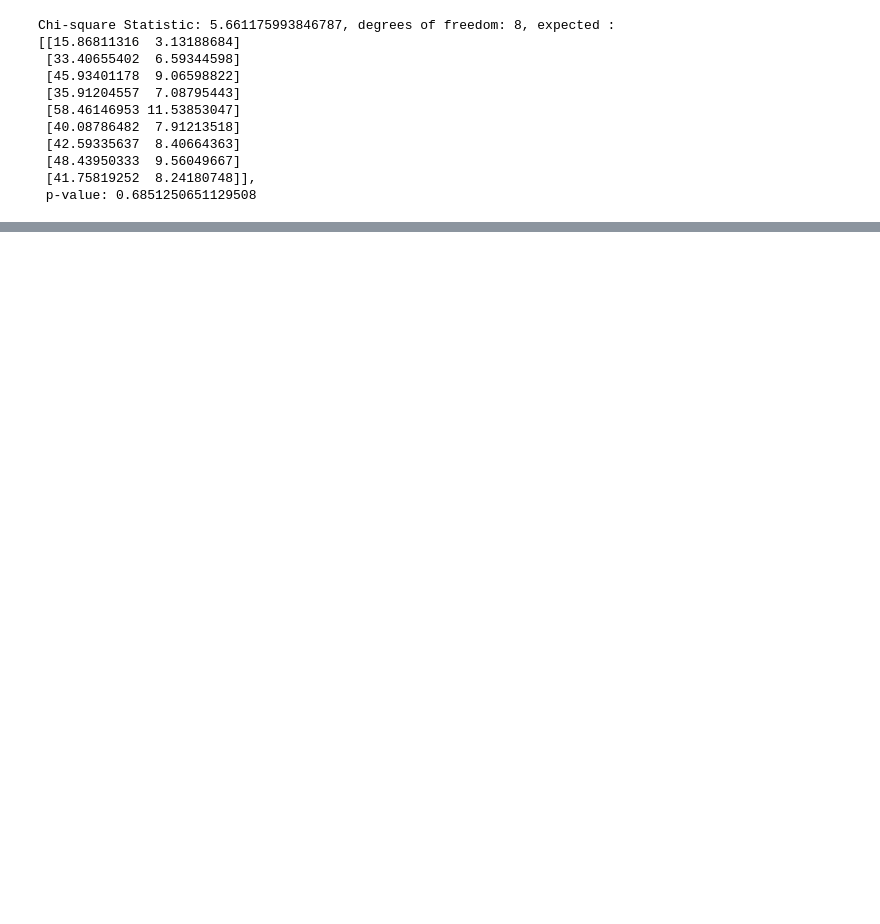
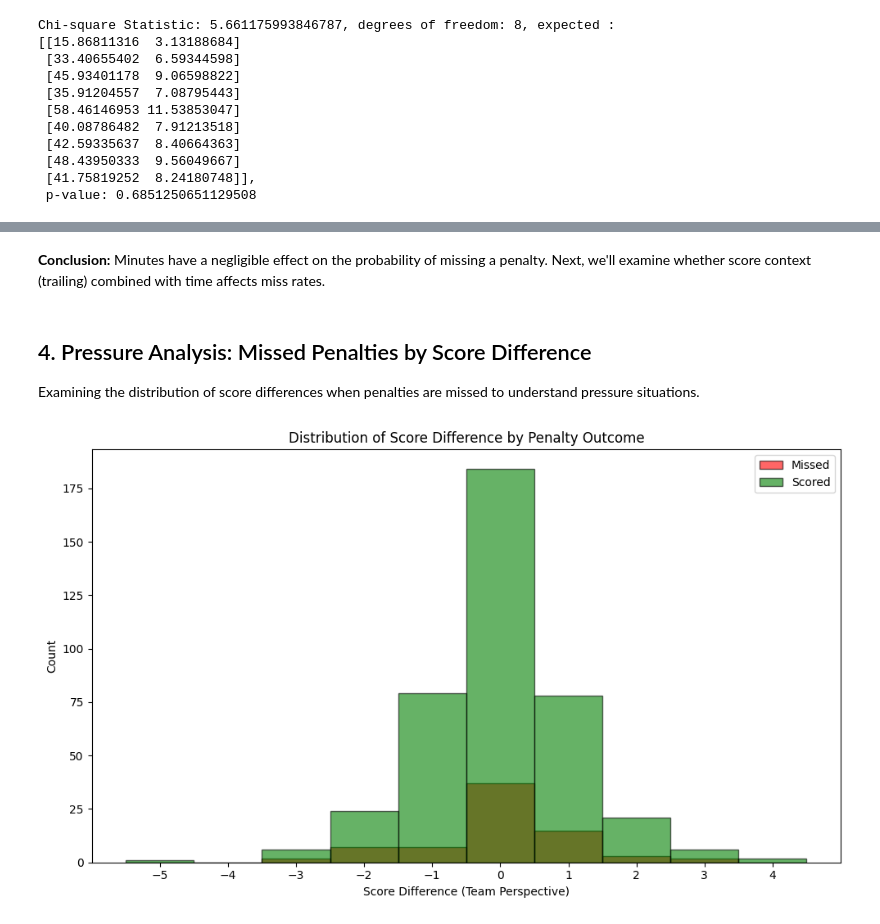
Before and after one commit to YassineMessioui/football-penalty-analysis, a Jupyter notebook: notebooks/sandbox.ipynb, the cells around one changed output, grey strips where cells are left out. Drawn from its saved outputs; the diff is of its cells as text; code cells hidden in the pictures; blank space fills up the shorter version.

```diff
--- a/notebooks/sandbox.ipynb
+++ b/notebooks/sandbox.ipynb
@@ -142,0 +206,26 @@ pvalue = 0.68 > 0.05 in our case we fail to reject H0 which means no evidence th
+# %% [markdown]
+**Conclusion:** Minutes have a negligible effect on the probability of missing a penalty. Next, we'll examine whether score context (trailing) combined with time affects miss rates.
+# %% [markdown]
+## 4. Pressure Analysis: Missed Penalties by Score Difference
+
+Examining the distribution of score differences when penalties are missed to understand pressure situations.
+# %%
+# Filter penalties by outcome
+part_df = df[['Minute', 'Outcome', "score_diff"]]
+df_missed = part_df[part_df["Outcome"] == 0]
+df_goal = part_df[part_df["Outcome"] == 1]
+
+# Plot overlapping histograms with integer bins
+plt.figure(figsize=(10, 6))
+bins = np.arange(part_df['score_diff'].min() - 0.5, part_df['score_diff'].max() + 1.5, 1)
+plt.hist(df_missed['score_diff'], bins=bins, alpha=0.6, color='red', edgecolor='black', label='Missed')
+plt.hist(df_goal['score_diff'], bins=bins, alpha=0.6, color='g', edgecolor='black', label='Scored')
+plt.xlabel('Score Difference (Team Perspective)')
+plt.ylabel('Count')
+plt.title('Distribution of Score Difference by Penalty Outcome')
+plt.legend()
+plt.xticks(range(int(part_df['score_diff'].min()), int(part_df['score_diff'].max()) + 1))
+plt.tight_layout()
+plt.show()
+# %% [output]
+[figure, added]
```
Also changed, not shown: parts of 22 cells of this notebook.
